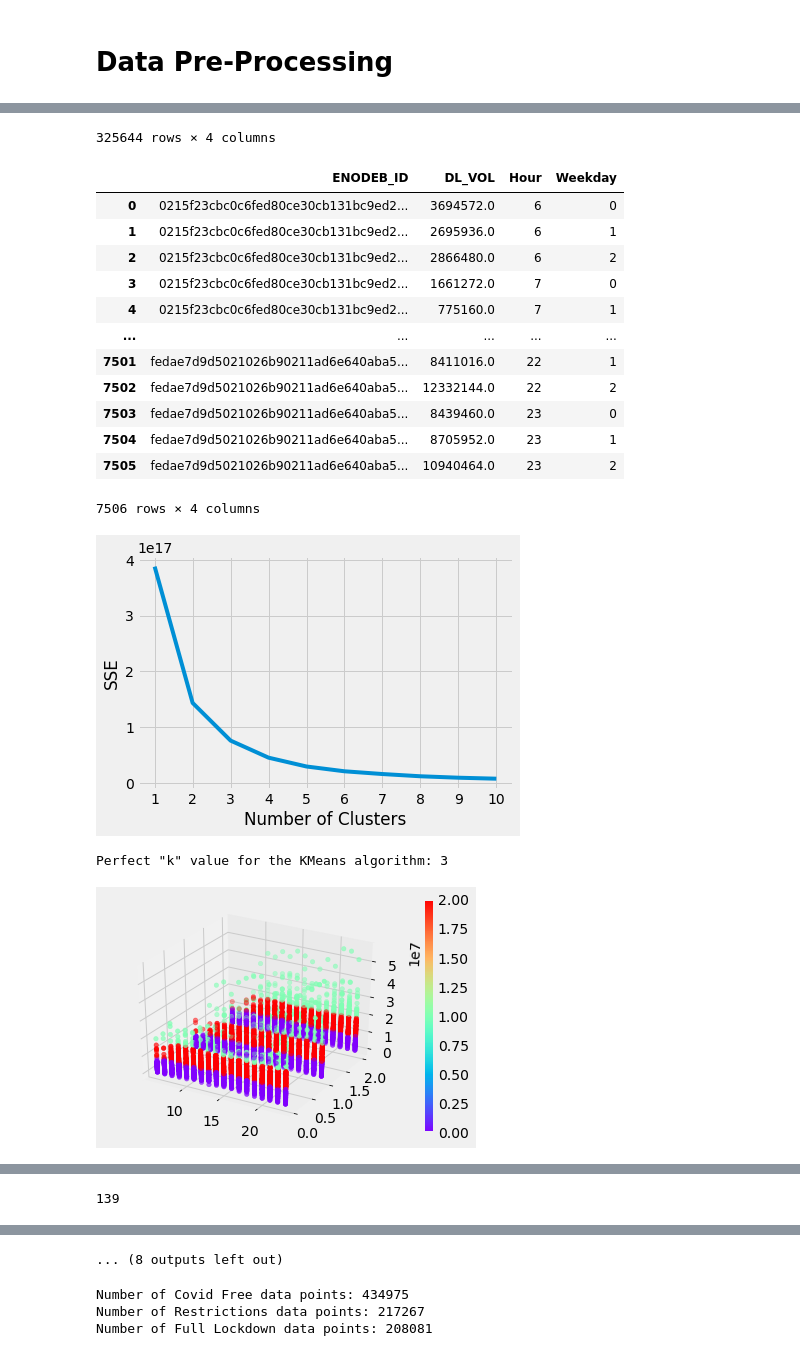
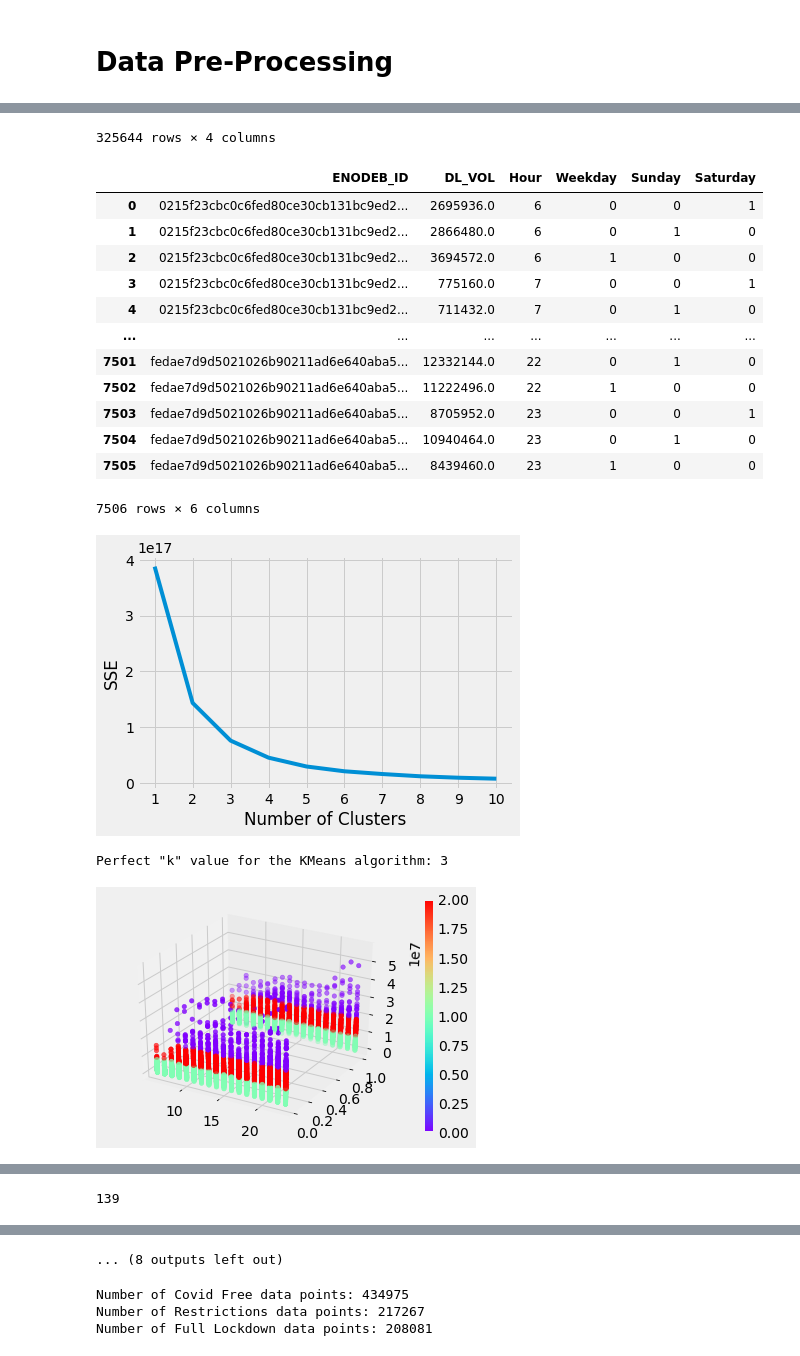
Before and after one commit to Patatone/Analysis-of-the-COVID-19-impact-on-LTE-Networks, a Jupyter notebook: Analysis_of_the_COVID_19_impact_on_LTE_Networks.ipynb, the cells around one changed output, grey strips where cells are left out. Cells and saved outputs as stored; diff of their text form; code cells hidden in the pictures.

```diff
--- a/Analysis_of_the_COVID_19_impact_on_LTE_Networks.ipynb
+++ b/Analysis_of_the_COVID_19_impact_on_LTE_Networks.ipynb
@@ -177,11 +177,12 @@ x = x.join(locations.set_index('ECELL_ID'), on='ECELL_ID')
 x = x[['ENODEB_ID', 'DL_VOL', 'Hour', 'Weekday']]
 display(x)
 
-# Splitting between week and weekend days
-x['Weekday'] = x['Weekday'].apply(lambda x : 0 if x < 5 else (1 if x == 5 else 2))
+x['Saturday'] = x['Weekday'].apply(lambda x : 1 if x == 5 else 0)
+x['Sunday'] = x['Weekday'].apply(lambda x : 1 if x == 6 else 0)
+x['Weekday'] = x['Weekday'].apply(lambda x : 1 if x < 5 else 0)
 
 # Perform the median on the DL_VOL
-x = x.groupby(['ENODEB_ID', 'Hour', 'Weekday'], as_index=False).agg({'ENODEB_ID': 'first', 'DL_VOL': 'median', 'Hour': 'first', 'Weekday': 'first'})
+x = x.groupby(['ENODEB_ID', 'Hour', 'Weekday', 'Sunday', 'Saturday'], as_index=False).agg({'ENODEB_ID': 'first', 'DL_VOL': 'median', 'Hour': 'first', 'Weekday': 'first', 'Sunday': 'first', 'Saturday': 'first'})
 x = x.reset_index(drop=True)
 
 display(x)
@@ -194,7 +195,7 @@ kmeans_kwargs = {
     }
 
 # selecting the DL_Volume column as entry data for the k-means clustering algorithm
-dl_array = x[['DL_VOL', 'Hour', 'Weekday']]
+dl_array = x[['DL_VOL', 'Hour', 'Weekday', 'Sunday', 'Saturday']]
 sse = []
 for k in range(1, 11):
   # creating a 2 clusters k-means value clustering class and fitting the DataFrame accordingly
@@ -263,47 +264,47 @@ promiscuous_locations = locations.loc[locations['ENODEB_ID'].isin(support_promis
 
 display(residential_locations)
 display(business_locations)
 display(promiscuous_locations)
 # %% [output]
 A value is trying to be set on a copy of a slice from a DataFrame.
 Try using .loc[row_indexer,col_indexer] = value instead
 
 See the caveats in the documentation: https://pandas.pydata.org/pandas-docs/stable/user_guide/indexing.html#returning-a-view-versus-a-copy
 
 A value is trying to be set on a copy of a slice from a DataFrame.
 Try using .loc[row_indexer,col_indexer] = value instead
 
 See the caveats in the documentation: https://pandas.pydata.org/pandas-docs/stable/user_guide/indexing.html#returning-a-view-versus-a-copy
   if __name__ == '__main__':
 |  | ENODEB_ID | DL_VOL | Hour | Weekday |
 | 283378 | 930b285c764e554f338f671864b30d394... | 31770560.0 | 12 | 5 |
 | 283379 | 930b285c764e554f338f671864b30d394... | 29351280.0 | 17 | 5 |
 | 283380 | 930b285c764e554f338f671864b30d394... | 21261520.0 | 16 | 5 |
 | 283381 | 930b285c764e554f338f671864b30d394... | 28403648.0 | 15 | 5 |
 | 283382 | 930b285c764e554f338f671864b30d394... | 32426144.0 | 14 | 5 |
 | ... | ... | ... | ... | ... |
 | 841080 | 3fdbc872d547a3c5b6404cb90960ed717... | 14161896.0 | 15 | 3 |
 | 841081 | 3fdbc872d547a3c5b6404cb90960ed717... | 12487416.0 | 13 | 3 |
 | 841082 | 3fdbc872d547a3c5b6404cb90960ed717... | 15583752.0 | 12 | 3 |
 | 841083 | 3fdbc872d547a3c5b6404cb90960ed717... | 15207120.0 | 20 | 3 |
 | 841084 | 3fdbc872d547a3c5b6404cb90960ed717... | 15373656.0 | 14 | 3 |
 325644 rows × 4 columns
-|  | ENODEB_ID | DL_VOL | Hour | Weekday |
-| 0 | 0215f23cbc0c6fed80ce30cb131bc9ed2... | 3694572.0 | 6 | 0 |
-| 1 | 0215f23cbc0c6fed80ce30cb131bc9ed2... | 2695936.0 | 6 | 1 |
-| 2 | 0215f23cbc0c6fed80ce30cb131bc9ed2... | 2866480.0 | 6 | 2 |
-| 3 | 0215f23cbc0c6fed80ce30cb131bc9ed2... | 1661272.0 | 7 | 0 |
-| 4 | 0215f23cbc0c6fed80ce30cb131bc9ed2... | 775160.0 | 7 | 1 |
-| ... | ... | ... | ... | ... |
-| 7501 | fedae7d9d5021026b90211ad6e640aba5... | 8411016.0 | 22 | 1 |
-| 7502 | fedae7d9d5021026b90211ad6e640aba5... | 12332144.0 | 22 | 2 |
-| 7503 | fedae7d9d5021026b90211ad6e640aba5... | 8439460.0 | 23 | 0 |
-| 7504 | fedae7d9d5021026b90211ad6e640aba5... | 8705952.0 | 23 | 1 |
-| 7505 | fedae7d9d5021026b90211ad6e640aba5... | 10940464.0 | 23 | 2 |
+|  | ENODEB_ID | DL_VOL | Hour | Weekday | Sunday | Saturday |
+| 0 | 0215f23cbc0c6fed80ce30cb131bc9ed2... | 2695936.0 | 6 | 0 | 0 | 1 |
+| 1 | 0215f23cbc0c6fed80ce30cb131bc9ed2... | 2866480.0 | 6 | 0 | 1 | 0 |
+| 2 | 0215f23cbc0c6fed80ce30cb131bc9ed2... | 3694572.0 | 6 | 1 | 0 | 0 |
+| 3 | 0215f23cbc0c6fed80ce30cb131bc9ed2... | 775160.0 | 7 | 0 | 0 | 1 |
+| 4 | 0215f23cbc0c6fed80ce30cb131bc9ed2... | 711432.0 | 7 | 0 | 1 | 0 |
+| ... | ... | ... | ... | ... | ... | ... |
+| 7501 | fedae7d9d5021026b90211ad6e640aba5... | 12332144.0 | 22 | 0 | 1 | 0 |
+| 7502 | fedae7d9d5021026b90211ad6e640aba5... | 11222496.0 | 22 | 1 | 0 | 0 |
+| 7503 | fedae7d9d5021026b90211ad6e640aba5... | 8705952.0 | 23 | 0 | 0 | 1 |
+| 7504 | fedae7d9d5021026b90211ad6e640aba5... | 10940464.0 | 23 | 0 | 1 | 0 |
+| 7505 | fedae7d9d5021026b90211ad6e640aba5... | 8439460.0 | 23 | 1 | 0 | 0 |
-7506 rows × 4 columns
+7506 rows × 6 columns
 [figure]
 Perfect "k" value for the KMeans algorithm: 3
-[figure, old version]
+[figure, new version]
 [interactive output not drawn]
 [interactive output not drawn]
 139
```
Also changed, not shown: parts of 1 cell of this notebook.
